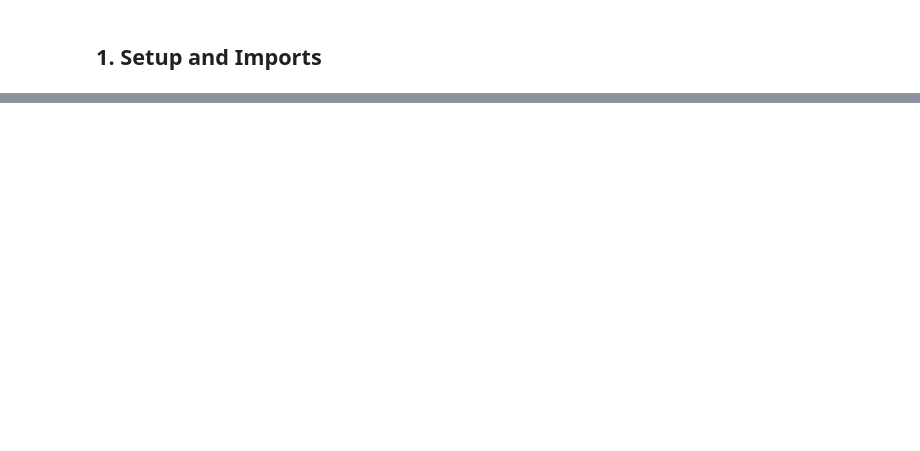
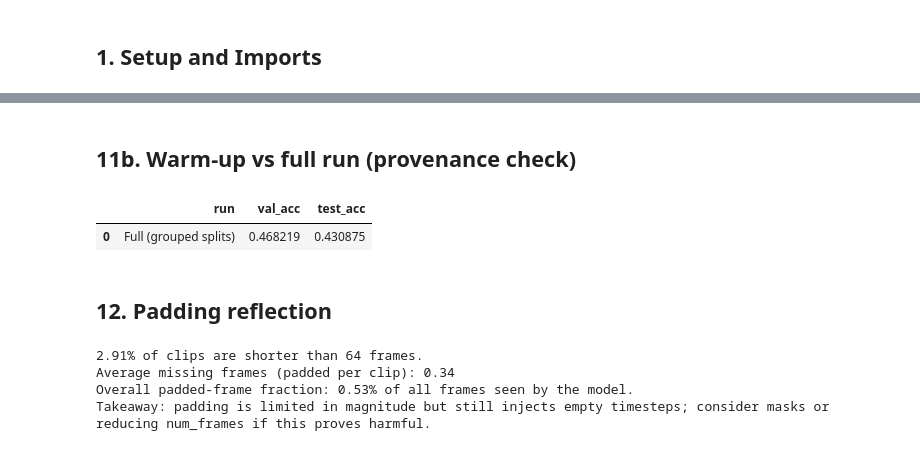
Before and after one commit to alexeiddg/ucf101-skeleton-action-recognition, a Jupyter notebook: ucf101_skeleton_action_recognition.ipynb, the cells around one changed output, grey strips where cells are left out. Cells and saved outputs as stored; diff of their text form; code cells hidden in the pictures; blank space fills up the shorter version.

```diff
--- a/ucf101_skeleton_action_recognition.ipynb
+++ b/ucf101_skeleton_action_recognition.ipynb
@@ -720,0 +479,37 @@ El desempeño del sistema puede mejorarse mediante el uso de modelos avanzados c
+# %% [markdown]
+## 11b. Warm-up vs full run (provenance check)
+# %%
+summary_rows = []
+
+if warmup_history is not None:
+    warmup_test_metrics = None
+    if warmup_model is not None:
+        warmup_test_metrics, _, _, _ = evaluate_model(warmup_model, test_dataloader, device)
+    summary_rows.append({
+        'run': 'Warm-up (5 epochs)',
+        'val_acc': warmup_history['best_val_accuracy'],
+        'test_acc': None if warmup_test_metrics is None else warmup_test_metrics['accuracy'],
+    })
+
+summary_rows.append({
+    'run': 'Full (grouped splits)',
+    'val_acc': full_history['best_val_accuracy'],
+    'test_acc': test_metrics['accuracy'],
+})
+
+pd.DataFrame(summary_rows)
+# %% [output]
+|  | run | val_acc | test_acc |
+| 0 | Full (grouped splits) | 0.468219 | 0.430875 |
+# %% [markdown]
+## 12. Padding reflection
+# %%
+print(f"{pct_shorter:.2f}% of clips are shorter than {target_frames} frames.")
+print(f"Average missing frames (padded per clip): {avg_missing:.2f}")
+print(f"Overall padded-frame fraction: {padded_frame_fraction * 100:.2f}% of all frames seen by the model.")
+print("Takeaway: padding is limited in magnitude but still injects empty timesteps; consider masks or reducing num_frames if this proves harmful.")
+# %% [output]
+2.91% of clips are shorter than 64 frames.
+Average missing frames (padded per clip): 0.34
+Overall padded-frame fraction: 0.53% of all frames seen by the model.
+Takeaway: padding is limited in magnitude but still injects empty timesteps; consider masks or reducing num_frames if this proves harmful.
```
Also changed, not shown: parts of 55 cells of this notebook, 8 other files.
